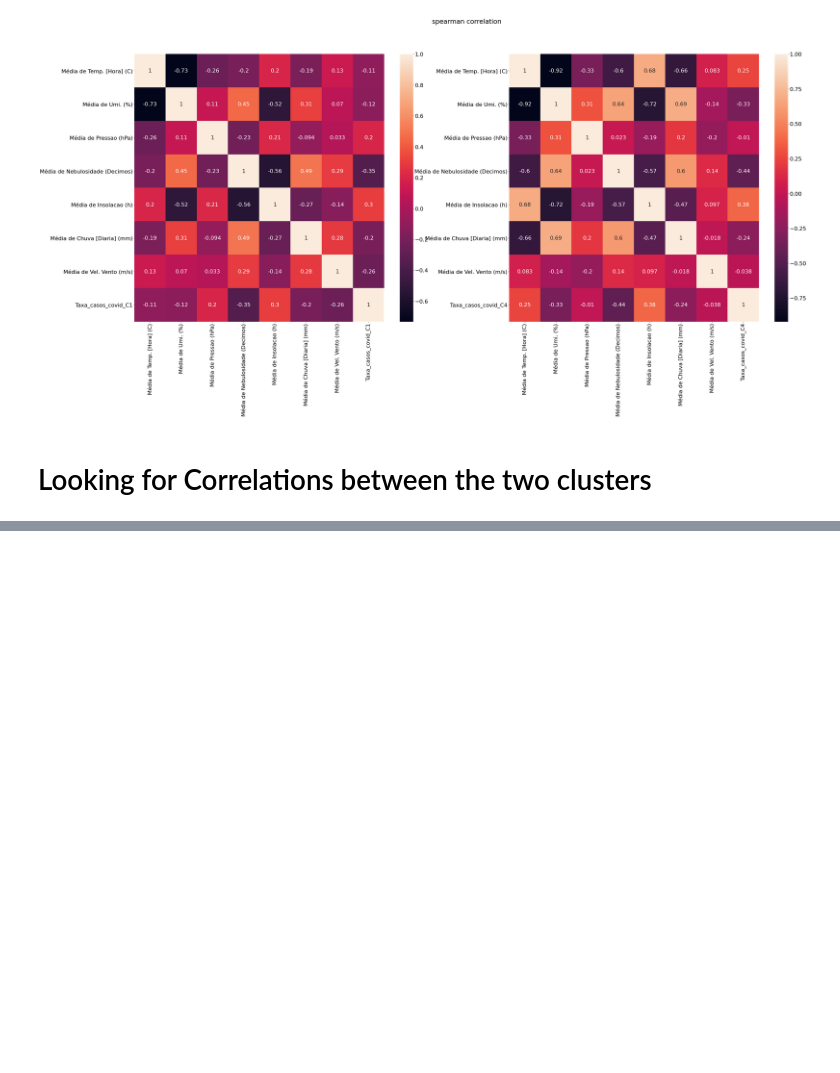
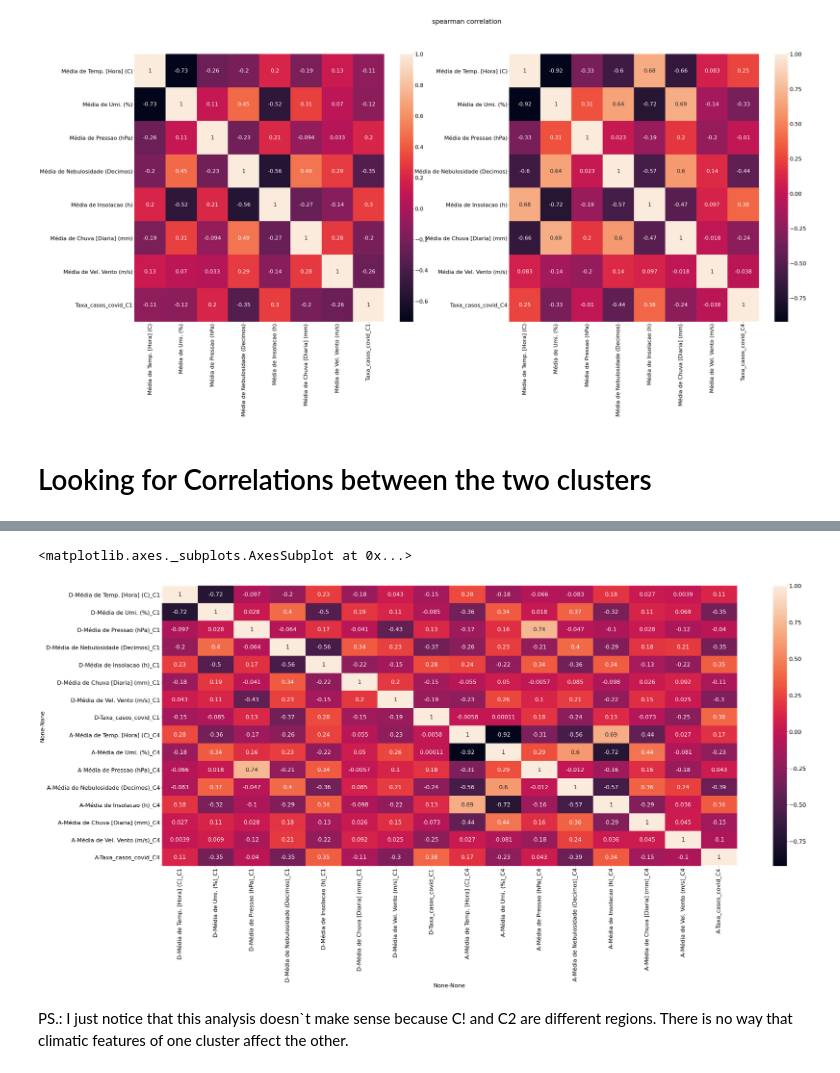
Before and after one commit to arturossouza/UNISINOS-Colabs, a Jupyter notebook: Métodos_Matemáticos_Trabalho_Final.ipynb, the cells around one changed output, grey strips where cells are left out. Saved outputs shown, nothing was run; the diff lists cells and outputs as text; code cells hidden in the pictures; blank space fills up the shorter version.

```diff
--- a/Métodos_Matemáticos_Trabalho_Final.ipynb
+++ b/Métodos_Matemáticos_Trabalho_Final.ipynb
@@ -162,0 +223,6 @@ plot_df_correlation(c1_to_corr_df, c4_to_corr_df, "spearman")
+# %%
+index_first_day_of_cases = label_c4_df[label_c4_df["Taxa_casos_covid_C4"] > 0]["DATA"].index.min()
+
+c4_label_to_join_df = label_c4_df[label_c4_df.index >= index_first_day_of_cases]
+
+c1_label_to_join_df.head()
@@ -162,0 +236,19 @@ plot_df_correlation(c1_to_corr_df, c4_to_corr_df, "spearman")
+# %%
+c1_label_to_join_df.set_index("DATA", inplace=True)
+# %%
+c4_label_to_join_df.set_index("DATA", inplace=True)
+# %%
+super_table_df = pd.concat([c1_label_to_join_df, c4_label_to_join_df], axis=1, keys="DATA")
+# %%
+table_corr_df = super_table_df.corr(method="pearson")
+
+plt.rcParams.update({'font.size': 22})
+
+fig, ax1 = plt.subplots(figsize=(50,20))
+
+sn.heatmap(table_corr_df, annot=True, ax=ax1)
+# %% [output]
+<matplotlib.axes._subplots.AxesSubplot at 0x...>
+[figure, added]
+# %% [markdown]
+PS.: I just notice that this analysis doesn`t make sense because C! and C2 are different regions. There is no way that climatic features of one cluster affect the other.
```
Also changed, not shown: parts of 9 cells of this notebook.
